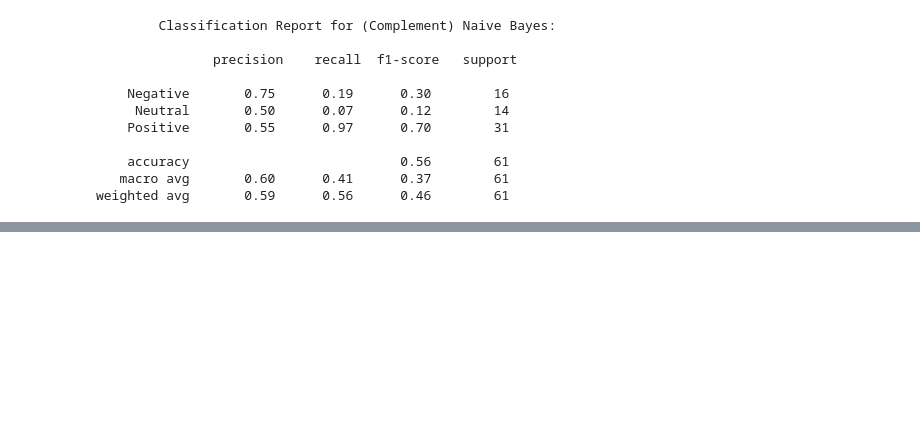
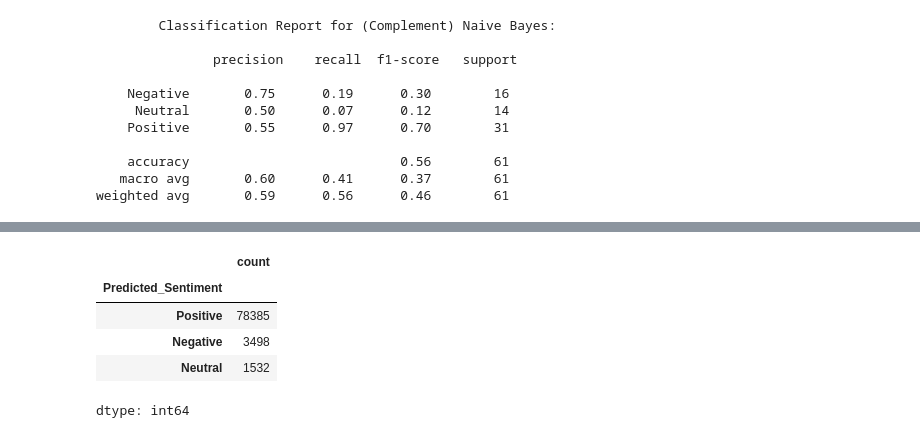
Before and after one commit to rrandev03/NLP_Final, a Jupyter notebook: 200_code/ComplementNB.ipynb, the cells around one changed output, grey strips where cells are left out. Saved outputs shown, nothing was run; the diff lists cells and outputs as text; code cells hidden in the pictures; blank space fills up the shorter version.

```diff
--- a/200_code/ComplementNB.ipynb
+++ b/200_code/ComplementNB.ipynb
@@ -83,0 +170,15 @@ weighted avg       0.59      0.56      0.46        61
+# %%
+vectorized_tweets = clf.transform(cleaned_tweets)  # Transform with trained CountVectorizer
+tfidf_tweets = tf_transformer.transform(vectorized_tweets)  # Transform with trained TfidfTransformer
+# %%
+predicted_sentiments = model.predict(tfidf_tweets)
+rest['Predicted_Sentiment'] = ['Negative' if s == 0 else 'Neutral' if s == 1 else 'Positive' for s in predicted_sentiments]
+# %%
+rest["Predicted_Sentiment"].value_counts()
+# %% [output]
+|  | count |
+| Predicted_Sentiment |  |
+| Positive | 78385 |
+| Negative | 3498 |
+| Neutral | 1532 |
+dtype: int64
```
Also changed, not shown: parts of 7 cells of this notebook, 3 other files.
